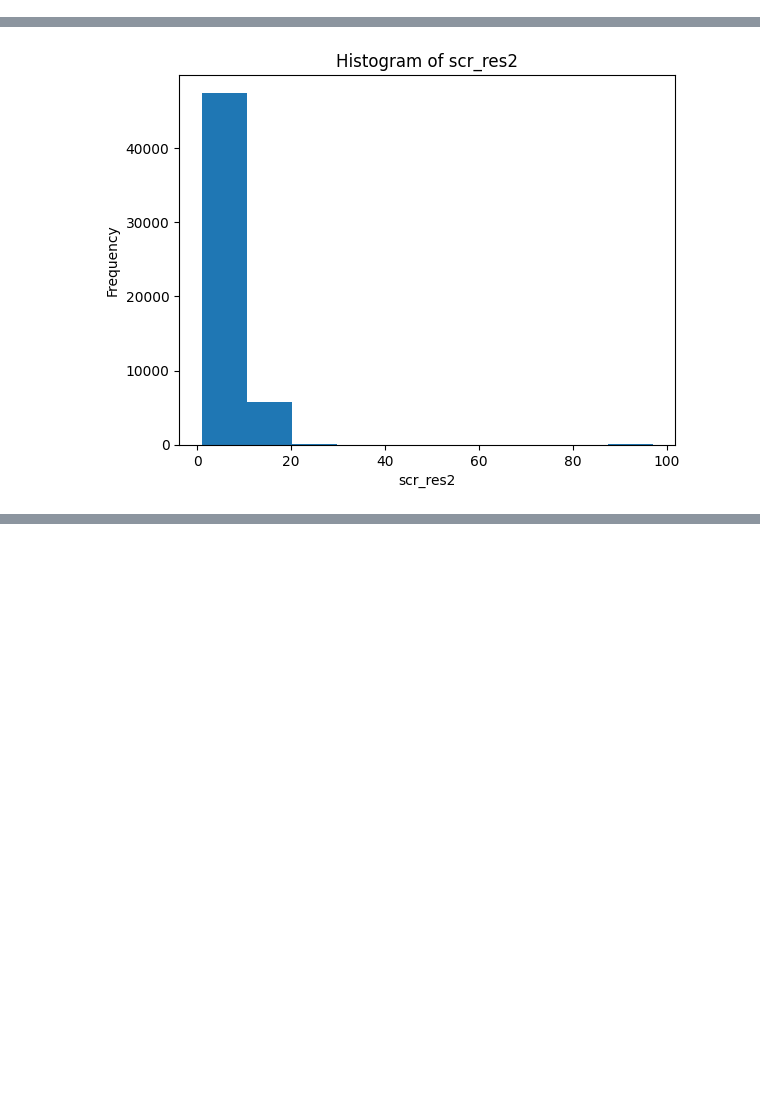
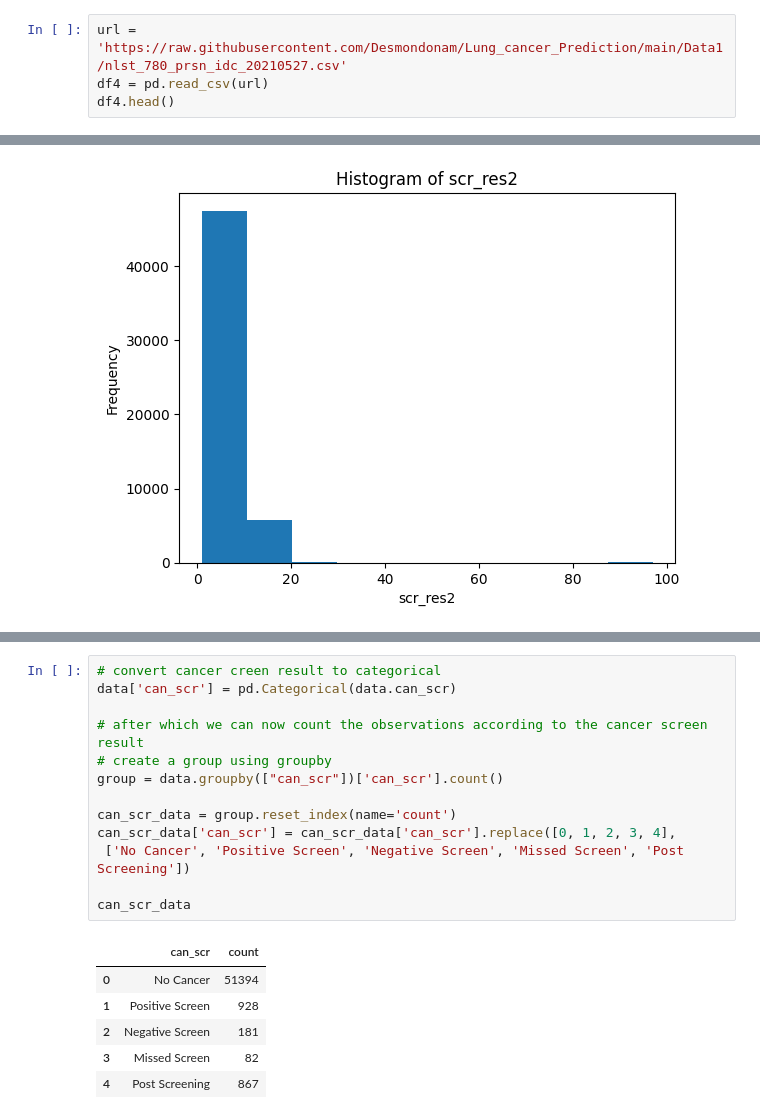
Before and after one commit to Desmondonam/Lung_cancer_Prediction, a Jupyter notebook: Lung_cancer_ML.ipynb, the cells around one changed output, grey strips where cells are left out. Saved outputs shown, nothing was run; the diff lists cells and outputs as text; blank space fills up the shorter version.

```diff
--- a/Lung_cancer_ML.ipynb
+++ b/Lung_cancer_ML.ipynb
@@ -88,0 +78,4 @@ df4.head()
+# %%
+url = 'https://raw.githubusercontent.com/Desmondonam/Lung_cancer_Prediction/main/Data1/nlst_780_prsn_idc_20210527.csv'
+df4 = pd.read_csv(url)
+df4.head()
@@ -400,0 +430,20 @@ plt.show()
+# %%
+# convert cancer creen result to categorical
+data['can_scr'] = pd.Categorical(data.can_scr)
+
+# after which we can now count the observations according to the cancer screen result
+# create a group using groupby
+group = data.groupby(["can_scr"])['can_scr'].count()
+
+can_scr_data = group.reset_index(name='count')
+can_scr_data['can_scr'] = can_scr_data['can_scr'].replace([0, 1, 2, 3, 4],
+ ['No Cancer', 'Positive Screen', 'Negative Screen', 'Missed Screen', 'Post Screening'])
+
+can_scr_data
+# %% [output]
+|  | can_scr | count |
+| 0 | No Cancer | 51394 |
+| 1 | Positive Screen | 928 |
+| 2 | Negative Screen | 181 |
+| 3 | Missed Screen | 82 |
+| 4 | Post Screening | 867 |
```
Also changed, not shown: parts of 24 cells of this notebook.
